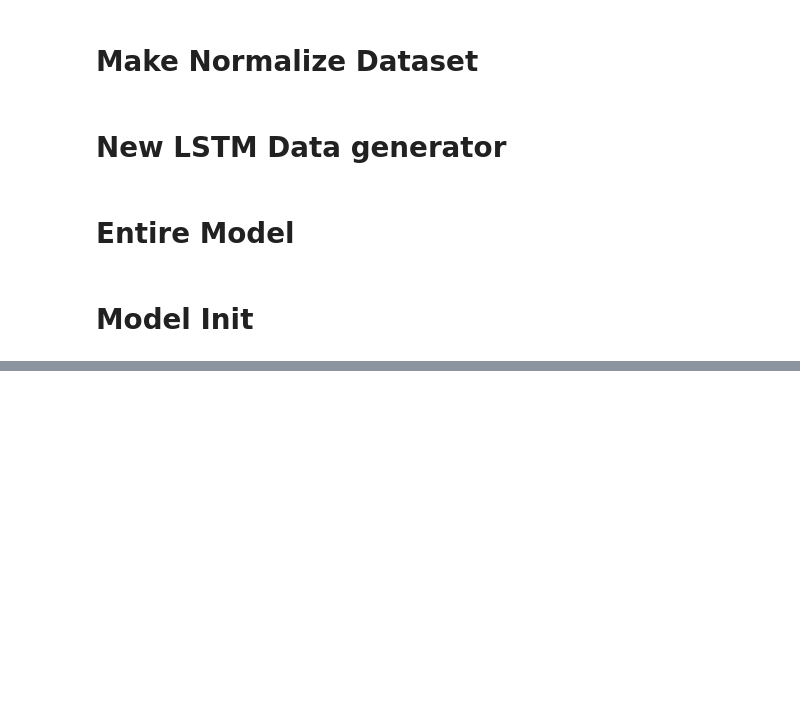
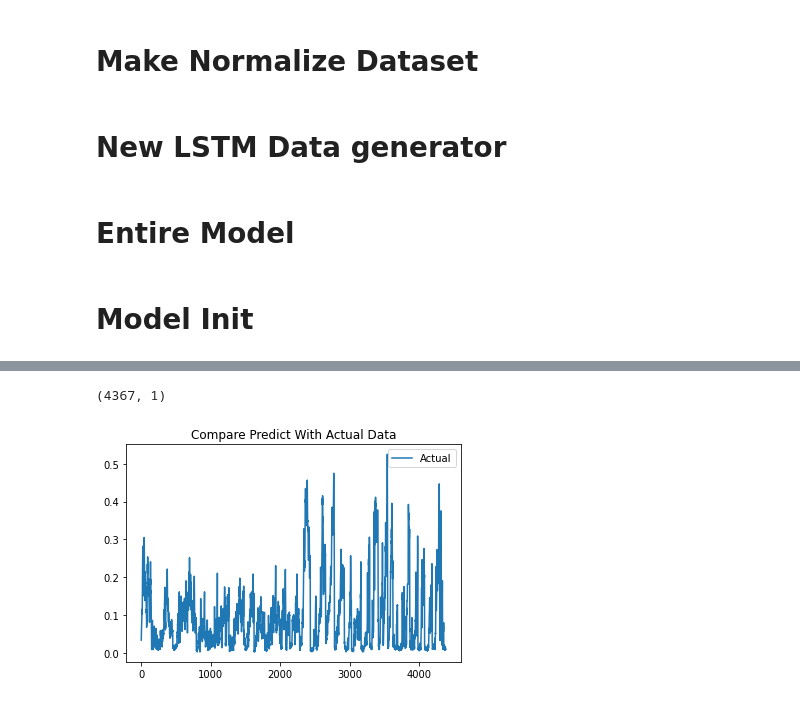
Before and after one commit to YMGYM/TSE_Learning, a Jupyter notebook: Beijing_air_plollution_2(final).ipynb, the cells around one changed output, grey strips where cells are left out. Drawn from its saved outputs; the diff is of its cells as text; code cells hidden in the pictures; blank space fills up the shorter version.

Commit message:
Debug datagenerating model

```diff
--- a/Beijing_air_plollution_2(final).ipynb
+++ b/Beijing_air_plollution_2(final).ipynb
@@ -42,10 +42,10 @@ class PmScaler():
     self.pm25 = pm25.fillna(1e-8, limit=1)
     self.pm25 = self.pm25.fillna(method="pad")
 
-  def make_norlized_dataset(self, rate, x = None):
+  def make_norlized_dataset(self, rate, x = None, data_len=2):
     if x is None:
-      x = self.pm25
-    arrlen = int(len(x) * (rate))
+      x = self.pm25[data_len-1:]
+    arrlen = int(len(x) * (rate) + 1)
     if isinstance(x, type(np.array([]))) == False:
       reshaped = x.to_numpy().reshape(-1,1)
     else:
@@ -54,7 +54,7 @@ class PmScaler():
 
     train, val, test = scaled_data[:-1 * (arrlen * 2)], scaled_data[-1 * (arrlen * 2) : -1 * (arrlen)], scaled_data[-1 * (arrlen):]
 
-    return train, val, test
+    return train[1:], val[1:], test[1:]
 
   def invert_scale(self, x):
     inverse = self.scaler.inverse_transform(x)
@@ -104,10 +104,10 @@ class ProxyDataScaler():
 
   def split_data(self, data = None, rate = 0.1):
     if data is None:
-      arrlen = int(len(self.sliced_data) * (rate))
+      arrlen = int(len(self.sliced_data) * (rate) + 1)
       data = self.sliced_data
     else:
-      arrlen = int(len(data) * rate)
+      arrlen = int(len(data) * rate + 1)
       data = data
 
     train, val, test = data[:-1 * (arrlen * 2)], data[-1 * (arrlen * 2) : -1 * (arrlen)], data[-1 * (arrlen):]
@@ -119,17 +119,19 @@ class ProxyDataScaler():
 class LSTMInputGenerator(K.utils.Sequence):
   def __init__(self, lstm_x, lstm_y, data_len, cnn_output, batch_size=1):
     self.lstm_data_gen = K.preprocessing.sequence.TimeseriesGenerator(lstm_x, lstm_x, batch_size=batch_size, length=data_len, shuffle=False)
-    self.cnn_output = cnn_output
+    self.cnn_output = cnn_output[data_len-1:]
+    print(f"lstm_data_gen len : {self.lstm_data_gen.__len__()}, cnn_output len : {len(self.cnn_output)}")
     self.batch_size = batch_size
 
   def __getitem__(self, index):
     lstm_x, lstm_y = self.lstm_data_gen[index]
-    stack_data = self.cnn_output[index*self.batch_size : (index + 1)*self.batch_size].reshape(1,-1,1)
-    return_x = np.hstack((lstm_x, stack_data))
+    stack_data = self.cnn_output[index*self.batch_size : (index + 1)*self.batch_size].reshape(-1,1,1)
+    # print(f"index : {index} / lstm_x shape : {lstm_x.shape} / stack_data.shape: {stack_data.shape}")
+    return_x = np.concatenate((lstm_x, stack_data),axis=1)
     return return_x, lstm_y
 
   def __len__(self):
-    return len(self.cnn_output)
+    return self.lstm_data_gen.__len__()
 # %% [markdown]
 # Entire Model
 # %%
@@ -291,5 +306,5 @@ class EntireModel():
 # %%
 pm25, proxy = get_data()
 # %%
-model = EntireModel(pm25[:1000], proxy[:1000])
+model = EntireModel(pm25, proxy)
 # %% [output]
@@ -352,0 +387,12 @@ result = model.total_model_evaluate()
+# %%
+predict.shape
+# %% [output]
+(4367, 1)
+# %%
+plt.plot(model.pm25_test, label="Actual")
+# plt.plot(predict, label="Predicted")
+plt.legend()
+plt.title("Compare Predict With Actual Data")
+plt.show()
+# %% [output]
+[figure, added]
```
Also changed, not shown: parts of 10 cells of this notebook.
